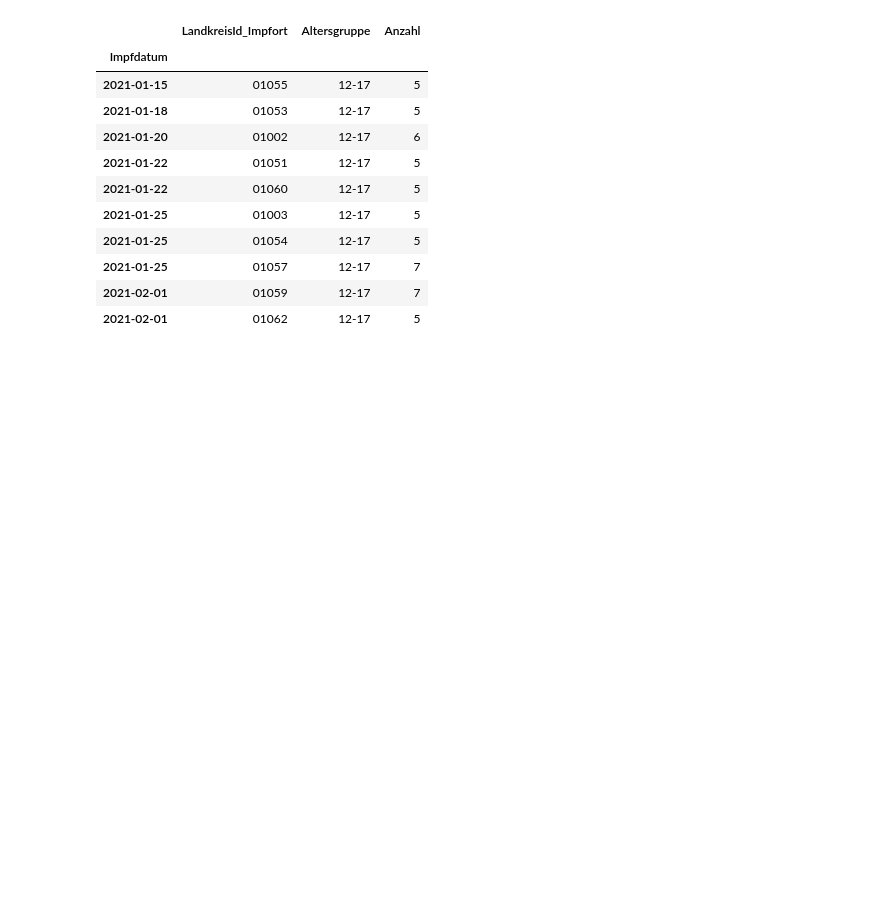
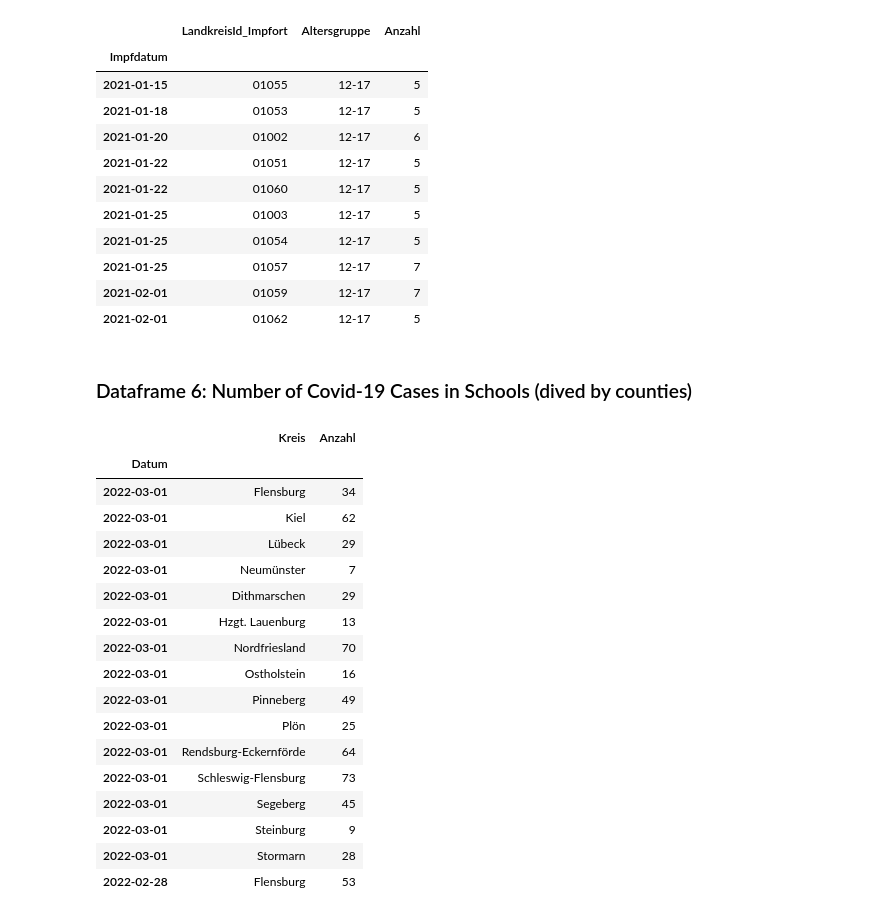
Before and after one commit to JanBaumgart/Jan_MADE, a Jupyter notebook: project/data_exploration.ipynb, the cells around one changed output. Drawn from its saved outputs; the diff is of its cells as text; code cells hidden in the pictures; blank space fills up the shorter version.

```diff
--- a/project/data_exploration.ipynb
+++ b/project/data_exploration.ipynb
@@ -118,3 +150,26 @@ df5.head(10)
 | 2021-01-25 | 01057 | 12-17 | 7 |
 | 2021-02-01 | 01059 | 12-17 | 7 |
 | 2021-02-01 | 01062 | 12-17 | 5 |
+# %% [markdown]
+### Dataframe 6: Number of Covid-19 Cases in Schools (dived by counties)
+# %%
+df6.head(16)
+# %% [output]
+|  | Kreis | Anzahl |
+| Datum |  |  |
+| 2022-03-01 | Flensburg | 34 |
+| 2022-03-01 | Kiel | 62 |
+| 2022-03-01 | Lübeck | 29 |
+| 2022-03-01 | Neumünster | 7 |
+| 2022-03-01 | Dithmarschen | 29 |
+| 2022-03-01 | Hzgt. Lauenburg | 13 |
+| 2022-03-01 | Nordfriesland | 70 |
+| 2022-03-01 | Ostholstein | 16 |
+| 2022-03-01 | Pinneberg | 49 |
+| 2022-03-01 | Plön | 25 |
+| 2022-03-01 | Rendsburg-Eckernförde | 64 |
+| 2022-03-01 | Schleswig-Flensburg | 73 |
+| 2022-03-01 | Segeberg | 45 |
+| 2022-03-01 | Steinburg | 9 |
+| 2022-03-01 | Stormarn | 28 |
+| 2022-02-28 | Flensburg | 53 |
```
Also changed, not shown: parts of 12 cells of this notebook, 4 other files.
